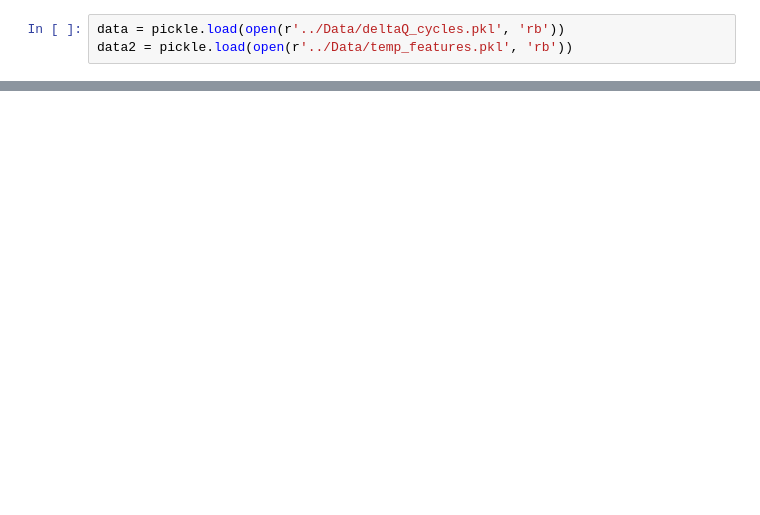
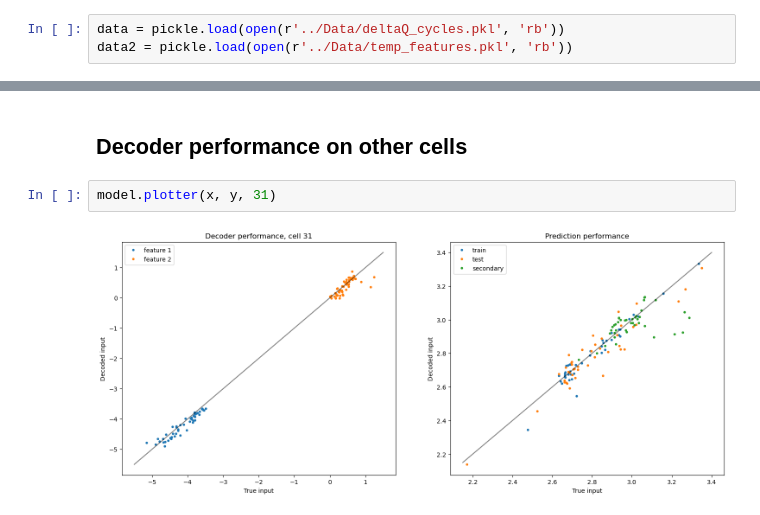
Before and after one commit to nathan99sun/HybridPred, a Jupyter notebook: source/AutoEncoders_DimensionReduction_Daniel.ipynb, the cells around one changed output, grey strips where cells are left out. Saved outputs shown, nothing was run; the diff lists cells and outputs as text; blank space fills up the shorter version.

```diff
--- a/source/AutoEncoders_DimensionReduction_Daniel.ipynb
+++ b/source/AutoEncoders_DimensionReduction_Daniel.ipynb
@@ -90,0 +98,6 @@ sec      298.63257
+# %% [markdown]
+## Decoder performance on other cells
+# %%
+model.plotter(x, y, 31)
+# %% [output]
+[figure, added]
```
Also changed, not shown: parts of 7 cells of this notebook.
